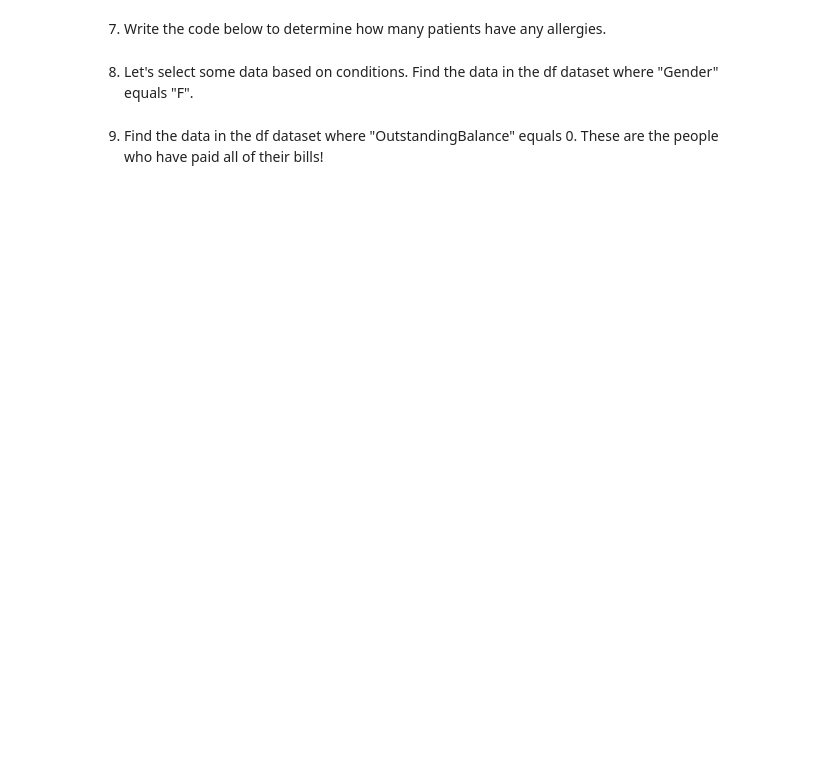
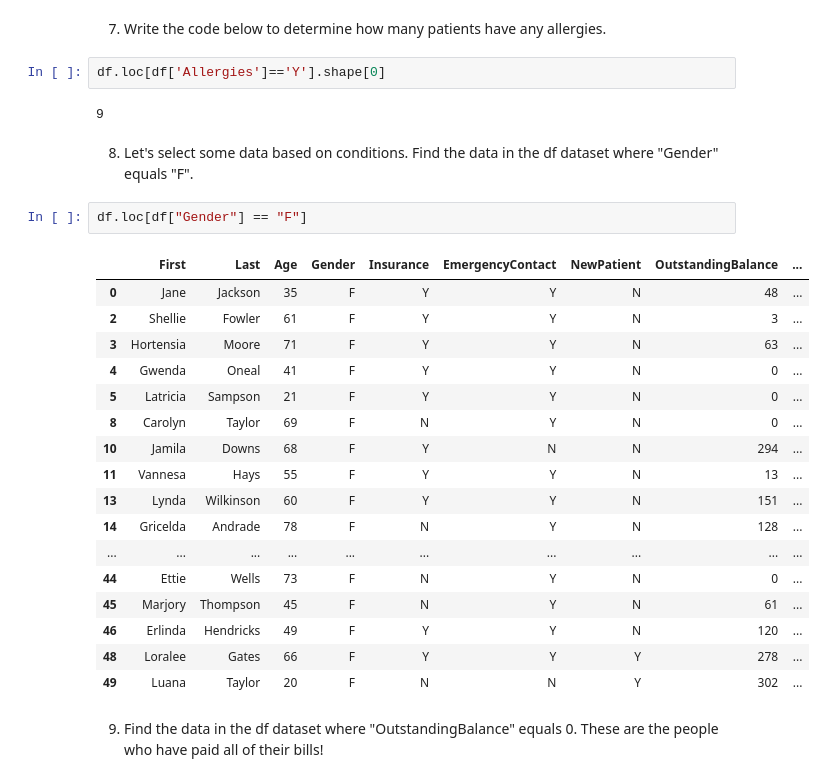
Before and after one commit to rabino15/Module-8---Exploring-Data, a Jupyter notebook: Module 8 - Exploring Data (1).ipynb, the cells around one changed output. Saved outputs shown, nothing was run; the diff lists cells and outputs as text; blank space fills up the shorter version.

```diff
--- a/Module 8 - Exploring Data (1).ipynb
+++ b/Module 8 - Exploring Data (1).ipynb
@@ -646,6 +815,30 @@ df[df['NewPatient']=='Y']
 # %% [markdown]
 7. Write the code below to determine how many patients have any allergies.
+# %%
+df.loc[df['Allergies']=='Y'].shape[0]
+# %% [output]
+9
 # %% [markdown]
 8. Let's select some data based on conditions. Find the data in the df dataset where "Gender" equals "F".
+# %%
+df.loc[df["Gender"] == "F"]
+# %% [output]
+|  | First | Last | Age | Gender | Insurance | EmergencyContact | NewPatient | OutstandingBalance | ... |
+| 0 | Jane | Jackson | 35 | F | Y | Y | N | 48 | ... |
+| 2 | Shellie | Fowler | 61 | F | Y | Y | N | 3 | ... |
+| 3 | Hortensia | Moore | 71 | F | Y | Y | N | 63 | ... |
+| 4 | Gwenda | Oneal | 41 | F | Y | Y | N | 0 | ... |
+| 5 | Latricia | Sampson | 21 | F | Y | Y | N | 0 | ... |
+| 8 | Carolyn | Taylor | 69 | F | N | Y | N | 0 | ... |
+| 10 | Jamila | Downs | 68 | F | Y | N | N | 294 | ... |
+| 11 | Vannesa | Hays | 55 | F | Y | Y | N | 13 | ... |
+| 13 | Lynda | Wilkinson | 60 | F | Y | Y | N | 151 | ... |
+| 14 | Gricelda | Andrade | 78 | F | N | Y | N | 128 | ... |
+| ... | ... | ... | ... | ... | ... | ... | ... | ... | ... |
+| 44 | Ettie | Wells | 73 | F | N | Y | N | 0 | ... |
+| 45 | Marjory | Thompson | 45 | F | N | Y | N | 61 | ... |
+| 46 | Erlinda | Hendricks | 49 | F | Y | Y | N | 120 | ... |
+| 48 | Loralee | Gates | 66 | F | Y | Y | Y | 278 | ... |
+| 49 | Luana | Taylor | 20 | F | N | N | Y | 302 | ... |
 # %% [markdown]
 9. Find the data in the df dataset where "OutstandingBalance" equals 0. These are the people who have paid all of their bills!
```
Also changed, not shown: parts of 23 cells of this notebook.
